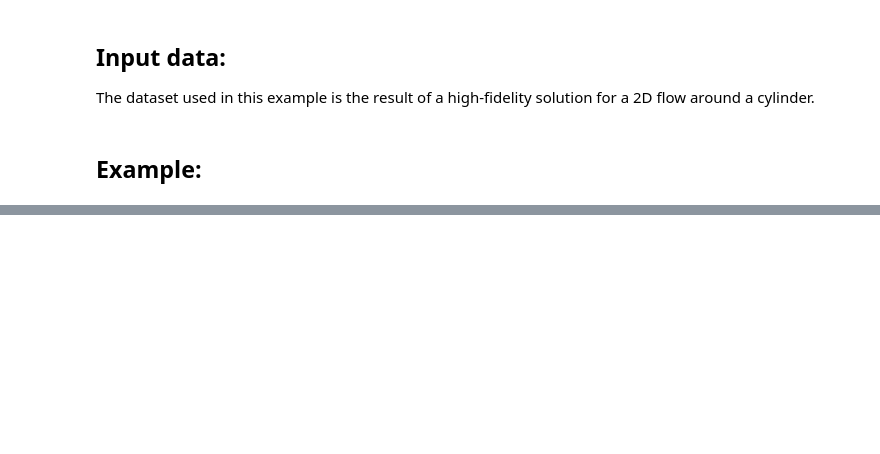
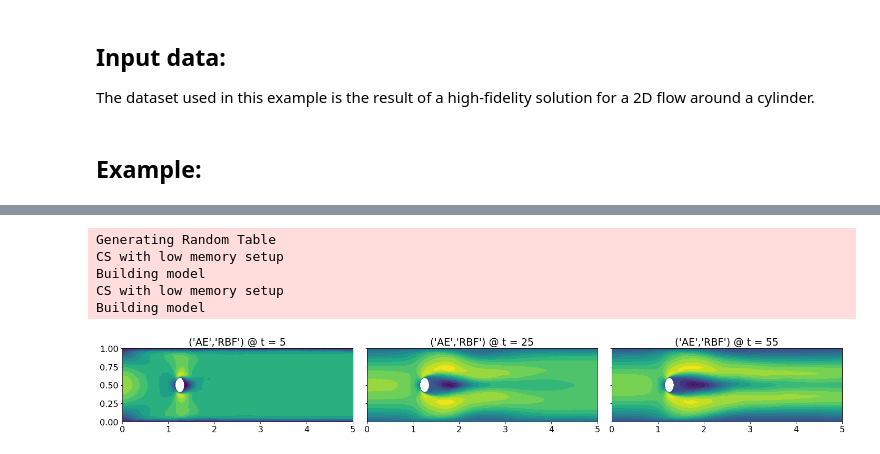
Before and after one commit to mathLab/EZyRB, a Jupyter notebook: ezyrb/parallel/examples/autoencoder_with_data_parallelism.ipynb, the cells around one changed output, grey strips where cells are left out. Cells and saved outputs as stored; diff of their text form; code cells hidden in the pictures; blank space fills up the shorter version.

```diff
--- a/ezyrb/parallel/examples/autoencoder_with_data_parallelism.ipynb
+++ b/ezyrb/parallel/examples/autoencoder_with_data_parallelism.ipynb
@@ -106,0 +24,62 @@ Building model
+# %%
+# Libraries
+import numpy as np
+import matplotlib.tri as mtri
+import matplotlib.pyplot as plt
+plt.rc('font', size = 16)
+
+from ezyrb import Database
+from ezyrb.parallel import ReducedOrderModel as ROM
+from ezyrb.parallel import AE_EDDL, RBF
+
+import torch
+from torch import nn
+
+# Path to find PyEDDL library in PyCOMPSs container
+import sys
+sys.path.append('/usr/local/miniconda3/lib/python3.8/site-packages')
+from pyeddl import eddl
+# ----------------------------------------------------------------
+def plot_triang(triang, sol):
+    plt.figure(figsize=(20, 5))
+#     plt.triplot(triang, 'b-', lw=0.1)
+    plt.tripcolor(triang, sol);
+    plt.show()
+# ----------------------------------------------------------------
+# Load data as NumPy arrays:
+# The snapshots represented in rows
+time = np.load('./data_2d/time.npy')
+pts = np.load('./data_2d/pts.npy')
+cells = np.load('./data_2d/cells.npy')
+snapshots_pressure = np.load('./data_2d/snapshots_pressure.npy')
+snapshots_vx = np.load('./data_2d/snapshots_vx.npy')
+snapshots_vy = np.load('./data_2d/snapshots_vy.npy')
+snapshots_vz = np.load('./data_2d/snapshots_vz.npy')
+
+print('max cells',np.max(cells))
+print('pts shape', pts.shape)
+triang = mtri.Triangulation(pts[:, 0], pts[:, 1], triangles=cells)
+print('Param Mat shape {}, Snap Mat sape {}'.format(time.shape, snapshots_vx.shape))
+# ----------------------------------------------------------------
+# Remove snap 55
+snapshots_vx_train = np.delete(snapshots_vx,55,0)
+time_train = np.delete(time,55,0)
+# ----------------------------------------------------------------
+db = Database(time_train, snapshots_vx_train)
+ae = AE_EDDL([500,100,4], [4,100,500], eddl.Tanh, eddl.Tanh,
+             1000, 5, optimizer=eddl.adam, lr=1e-4,
+             cs=eddl.CS_CPU, training_type=2)
+rbf = RBF()
+rom = ROM(db, ae, rbf)
+rom.fit()
+l = [5,25,55]; predictions = [];
+for element in l:
+    predictions.append(rom.predict([element]))
+# ----------------------------------------------------------------
+fig, ax = plt.subplots(nrows=1, ncols=3, figsize=(20, 3), sharey=True, sharex=True)
+ax = ax.flatten()
+for i in range(3):
+    ax[i].tricontourf(triang, predictions[i], levels=16)
+    ax[i].set_title("('AE','RBF') @ t = {}".format(l[(i)]))
+plt.tight_layout()
+# %% [output]
@@ -106,0 +103,6 @@ Building model
+Generating Random Table
+CS with low memory setup
+Building model
+CS with low memory setup
+Building model
+[figure, added]
```
Also changed, not shown: parts of 3 cells of this notebook, 4 other files.
